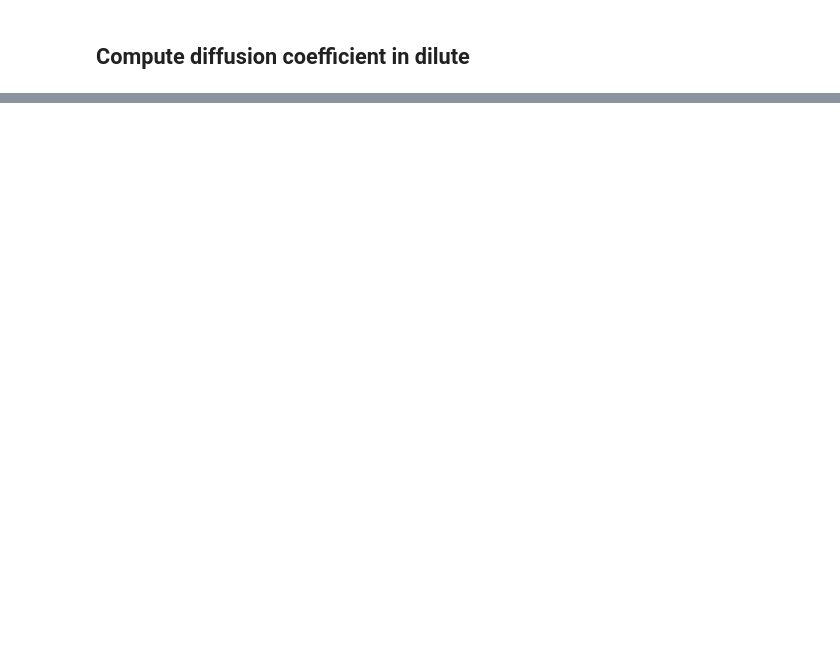
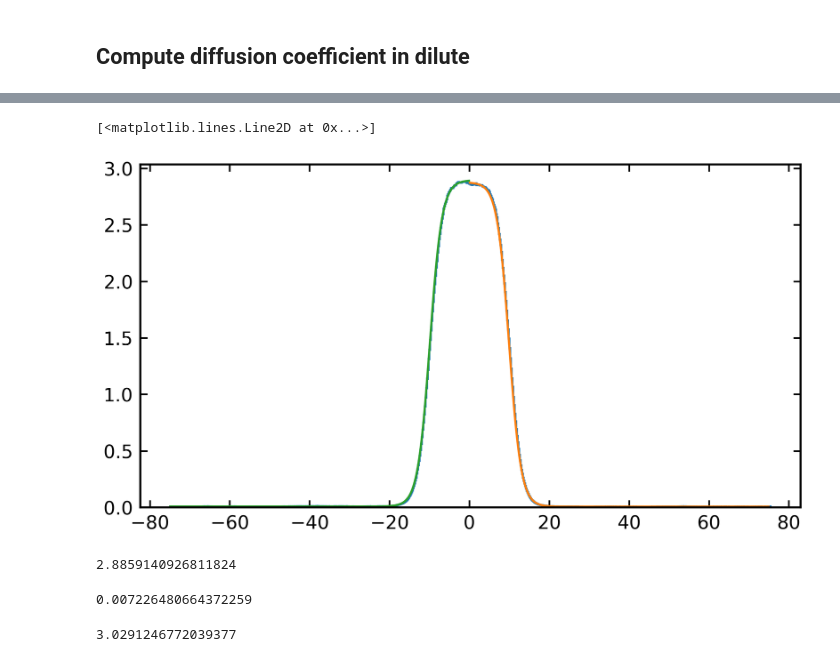
Before and after one commit to ezippo/HPA, a Jupyter notebook: active_droplets.ipynb, the cells around one changed output, grey strips where cells are left out. Drawn from its saved outputs; the diff is of its cells as text; code cells hidden in the pictures; blank space fills up the shorter version.

```diff
--- a/active_droplets.ipynb
+++ b/active_droplets.ipynb
@@ -173,0 +200,28 @@ def compute_msd(gsd_file, group=None):
+# %%
+def tanh_general(x,a,b,c,d):
+    return a+b*np.tanh(c*(x-d))
+# %%
+popt_r, pcov_r = curve_fit(tanh_general, bin_centers_tdp[int(len(bin_centers_tdp)/2):], density_tdp[int(len(bin_centers_tdp)/2):], p0=[1.5, -1.49, 0.21, 8])
+popt_l, pcov_l = curve_fit(tanh_general, bin_centers_tdp[:int(len(bin_centers_tdp)/2)], density_tdp[:int(len(bin_centers_tdp)/2)], p0=[1.5, 1.5, 0.21, -8])
+# %%
+plt.stairs(density_tdp, np.append(bin_centers_tdp,bin_centers_tdp[-1]+0.5))
+plt.plot( bin_centers_tdp[int(len(bin_centers_tdp)/2):], tanh_general(bin_centers_tdp[int(len(bin_centers_tdp)/2):], *popt_r) )
+plt.plot( bin_centers_tdp[:int(len(bin_centers_tdp)/2)], tanh_general(bin_centers_tdp[:int(len(bin_centers_tdp)/2)], *popt_l) )
+# %% [output]
+[<matplotlib.lines.Line2D at 0x...>]
+[figure, added]
+# %%
+c0_in = (popt_r[0]+np.abs(popt_r[1]) + popt_l[0]+np.abs(popt_l[1]))/2
+c0_in
+# %% [output]
+2.8859140926811824
+# %%
+c0_out = (popt_r[0]-np.abs(popt_r[1]) + popt_l[0]-np.abs(popt_l[1]))/2
+c0_out
+# %% [output]
+0.007226480664372259
+# %%
+w = (1/popt_r[2] + 1/popt_l[2])/2
+w
+# %% [output]
+3.0291246772039377
```
Also changed, not shown: parts of 27 cells of this notebook, 2 other files.
